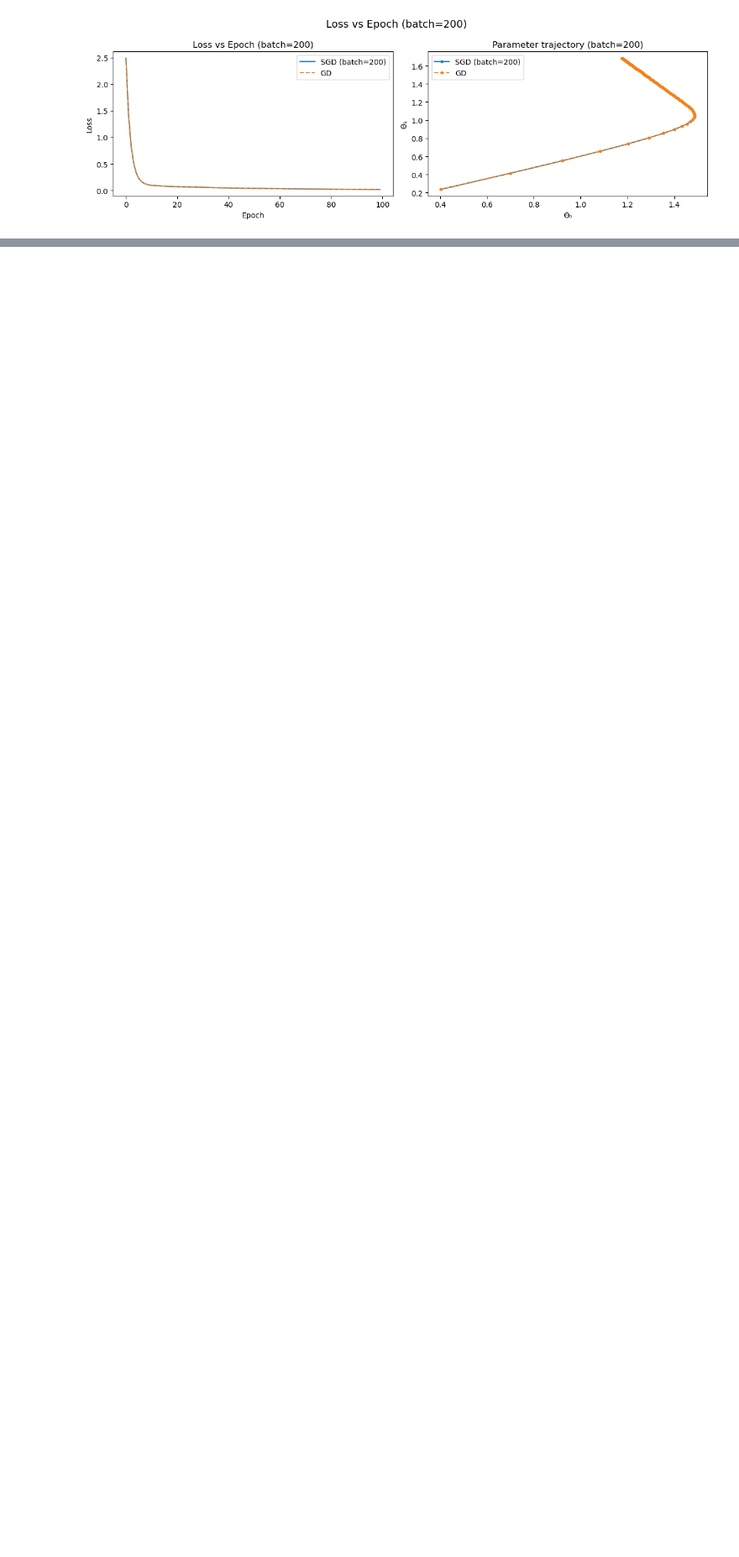
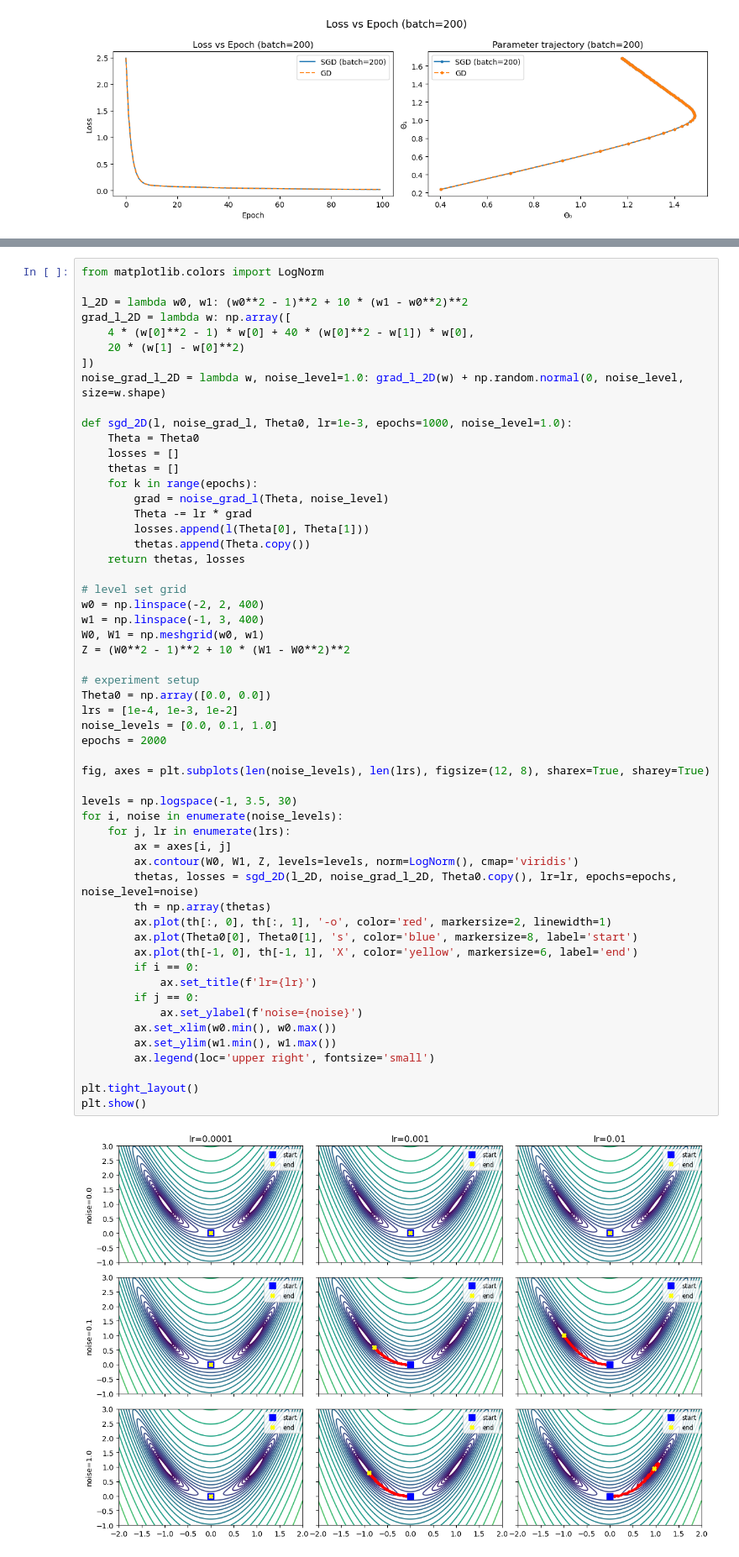
Before and after one commit to tntwj/smm-homework, a Jupyter notebook: Stochastic_GD.ipynb, the cells around one changed output, grey strips where cells are left out. Shown at 84% size. Cells and saved outputs as stored; diff of their text form; blank space fills up the shorter version.

```diff
--- a/Stochastic_GD.ipynb
+++ b/Stochastic_GD.ipynb
@@ -89,3 +89,60 @@ plt.legend(['Θ₀ Variance', 'Θ₁ Variance'])
 plt.show()
 # %% [output]
 [figure]
+# %%
+from matplotlib.colors import LogNorm
+
+l_2D = lambda w0, w1: (w0**2 - 1)**2 + 10 * (w1 - w0**2)**2
+grad_l_2D = lambda w: np.array([
+    4 * (w[0]**2 - 1) * w[0] + 40 * (w[0]**2 - w[1]) * w[0],
+    20 * (w[1] - w[0]**2)
+])
+noise_grad_l_2D = lambda w, noise_level=1.0: grad_l_2D(w) + np.random.normal(0, noise_level, size=w.shape)
+
+def sgd_2D(l, noise_grad_l, Theta0, lr=1e-3, epochs=1000, noise_level=1.0):
+    Theta = Theta0
+    losses = []
+    thetas = []
+    for k in range(epochs):
+        grad = noise_grad_l(Theta, noise_level)
+        Theta -= lr * grad
+        losses.append(l(Theta[0], Theta[1]))
+        thetas.append(Theta.copy())
+    return thetas, losses
+
+# level set grid
+w0 = np.linspace(-2, 2, 400)
+w1 = np.linspace(-1, 3, 400)
+W0, W1 = np.meshgrid(w0, w1)
+Z = (W0**2 - 1)**2 + 10 * (W1 - W0**2)**2
+
+# experiment setup
+Theta0 = np.array([0.0, 0.0])
+lrs = [1e-4, 1e-3, 1e-2]
+noise_levels = [0.0, 0.1, 1.0]
+epochs = 2000
+
+fig, axes = plt.subplots(len(noise_levels), len(lrs), figsize=(12, 8), sharex=True, sharey=True)
+
+levels = np.logspace(-1, 3.5, 30)
+for i, noise in enumerate(noise_levels):
+    for j, lr in enumerate(lrs):
+        ax = axes[i, j]
+        ax.contour(W0, W1, Z, levels=levels, norm=LogNorm(), cmap='viridis')
+        thetas, losses = sgd_2D(l_2D, noise_grad_l_2D, Theta0.copy(), lr=lr, epochs=epochs, noise_level=noise)
+        th = np.array(thetas)
+        ax.plot(th[:, 0], th[:, 1], '-o', color='red', markersize=2, linewidth=1)
+        ax.plot(Theta0[0], Theta0[1], 's', color='blue', markersize=8, label='start')
+        ax.plot(th[-1, 0], th[-1, 1], 'X', color='yellow', markersize=6, label='end')
+        if i == 0:
+            ax.set_title(f'lr={lr}')
+        if j == 0:
+            ax.set_ylabel(f'noise={noise}')
+        ax.set_xlim(w0.min(), w0.max())
+        ax.set_ylim(w1.min(), w1.max())
+        ax.legend(loc='upper right', fontsize='small')
+
+plt.tight_layout()
+plt.show()
+# %% [output]
+[figure, added]
```
